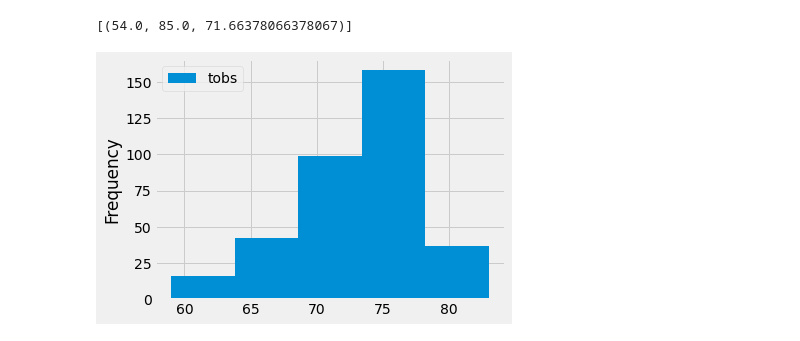
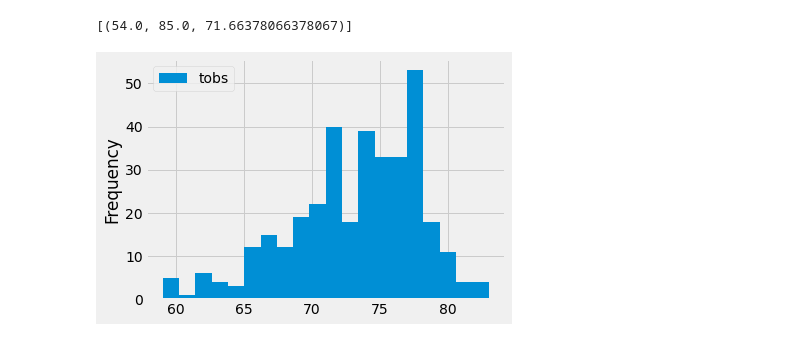
Before and after one commit to caedturner/surfs_up, a Jupyter notebook: climate_analysis.ipynb, the cells around one changed output. Cells and saved outputs as stored; diff of their text form; code cells hidden in the pictures.

```diff
--- a/climate_analysis.ipynb
+++ b/climate_analysis.ipynb
@@ -103,11 +103,11 @@ filter(Measurement.station == 'USC00519281').all()
 # %%
 # Choose the station with the highest number of temperature observations.
 # Query the last 12 months of temperature observation data for this station and plot the results as a histogram
 results = session.query(Measurement.tobs).\
 filter(Measurement.station == 'USC00519281').\
 filter(Measurement.date >= prev_year).all()
 df = pd.DataFrame(results,columns=['tobs'])
-df.plot.hist(bins=5)
+df.plot.hist(bins=20)
 plt.tight_layout()
 # %% [output]
-[figure, old version]
+[figure, new version]
```
Also changed, not shown: parts of 4 cells of this notebook.
